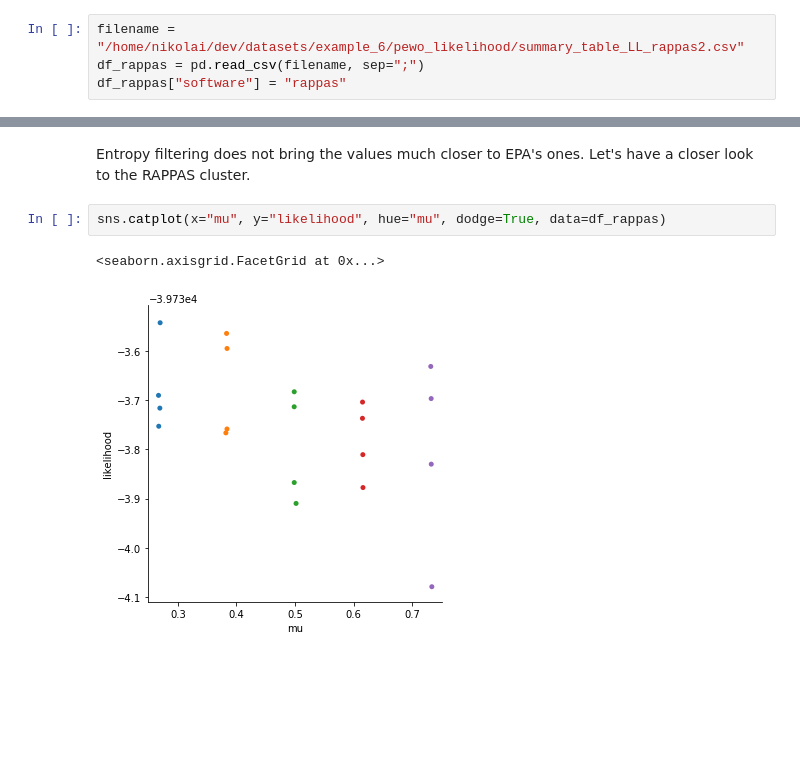
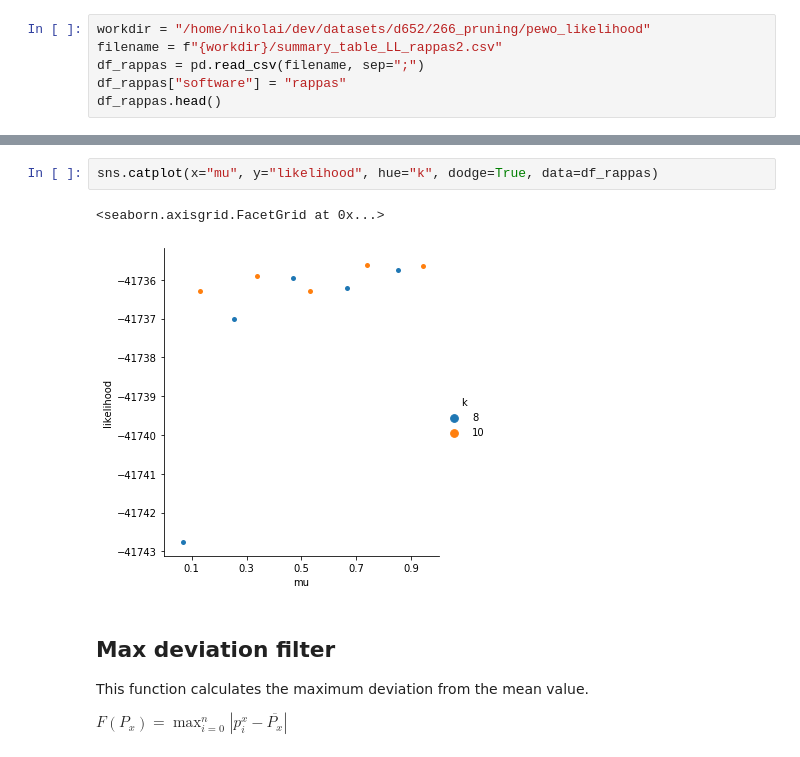
Before and after one commit to phylo42/EPIK, a Jupyter notebook: kmer_filter.ipynb, the cells around one changed output, grey strips where cells are left out. Saved outputs shown, nothing was run; the diff lists cells and outputs as text; blank space fills up the shorter version.

Commit message:
Fixed filter weights. Updated jupyter notebook (d652_266)

```diff
--- a/kmer_filter.ipynb
+++ b/kmer_filter.ipynb
@@ -18,4 +61,6 @@ import seaborn as sns
 # %%
-filename = "/home/nikolai/dev/datasets/example_6/pewo_likelihood/summary_table_LL_rappas2.csv"
+workdir = "/home/nikolai/dev/datasets/d652/266_pruning/pewo_likelihood"
+filename = f"{workdir}/summary_table_LL_rappas2.csv"
 df_rappas = pd.read_csv(filename, sep=";")
 df_rappas["software"] = "rappas"
+df_rappas.head()
@@ -61,7 +208,11 @@ sns.stripplot(x="software", y="likelihood", data=df_all)
-# %% [markdown]
-Entropy filtering does not bring the values much closer to EPA's ones. Let's have a closer look to the RAPPAS cluster.
 # %%
-sns.catplot(x="mu", y="likelihood", hue="mu", dodge=True, data=df_rappas)
+sns.catplot(x="mu", y="likelihood", hue="k", dodge=True, data=df_rappas)
 # %% [output]
 <seaborn.axisgrid.FacetGrid at 0x...>
-[figure, old version]
+[figure, new version]
+# %% [markdown]
+## Max deviation filter
+
+This function calculates the maximum deviation from the mean value.
+
+$F(P_x) = \max_{i=0}^{n}{|p_i^x - \overline {P_x}|}$
```
Also changed, not shown: parts of 36 cells of this notebook, 1 other file.
